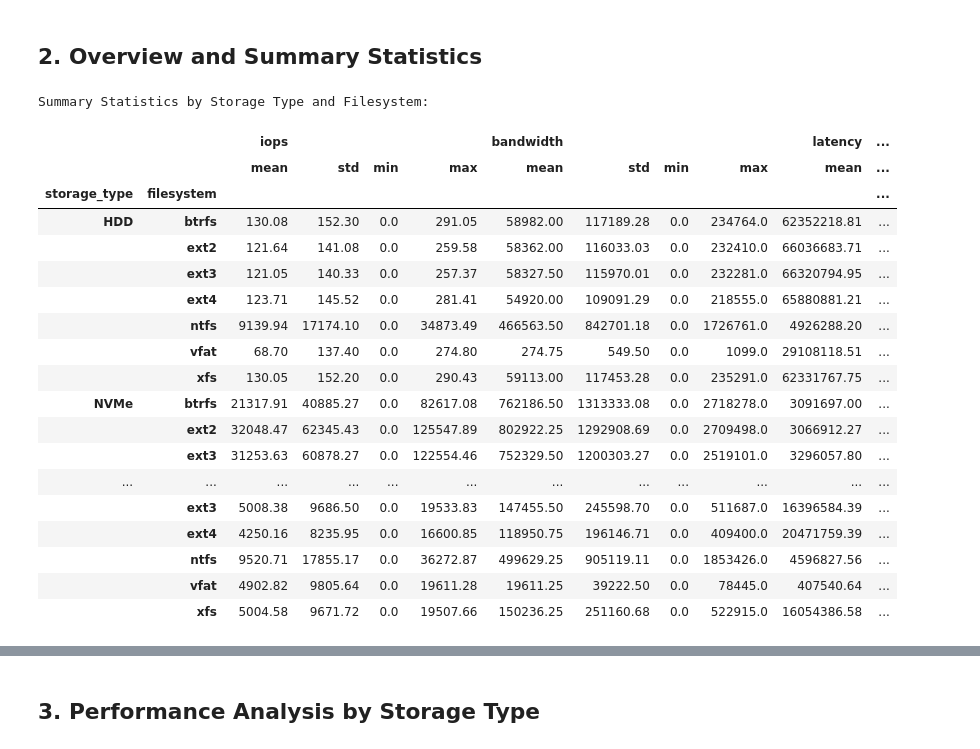
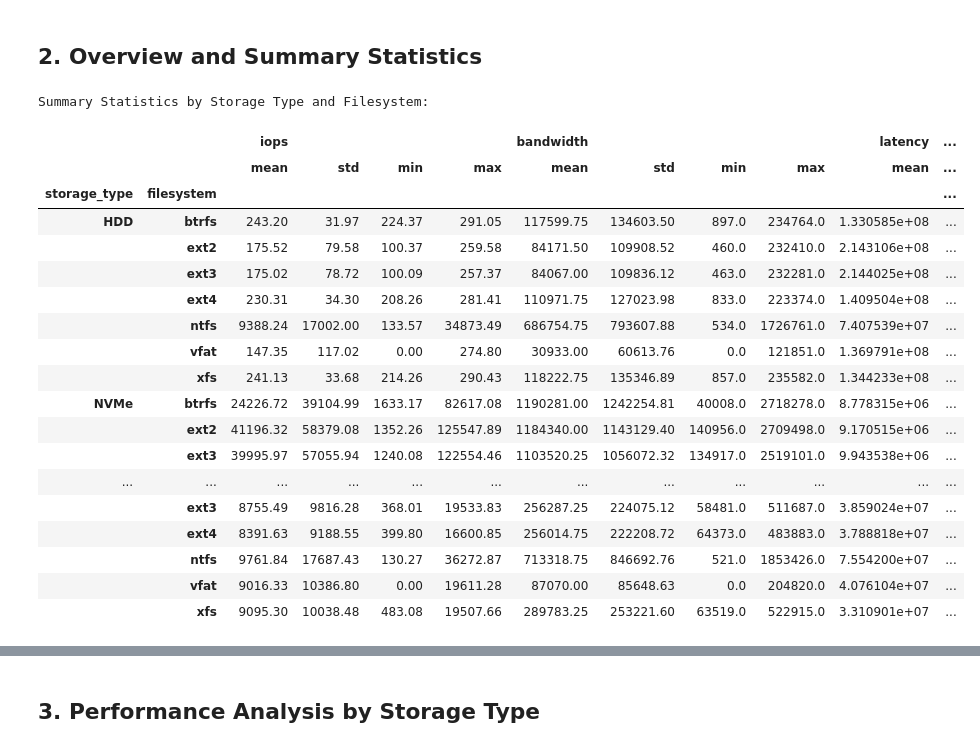
Before and after one commit to shahabafshar/LucidBench, a Jupyter notebook: analysis/benchmark_analysis.ipynb, the cells around one changed output, grey strips where cells are left out. Cells and saved outputs as stored; diff of their text form; code cells hidden in the pictures.

```diff
--- a/analysis/benchmark_analysis.ipynb
+++ b/analysis/benchmark_analysis.ipynb
@@ -95,48 +95,52 @@ Loaded data from run_20250427_234135
 # %%
 def extract_performance_metrics(row):
     """Extract key performance metrics from test data."""
     test_data = row['test_data']
     job = test_data['jobs'][0]
+    test_type = row['test_type']
+
+    # Determine if this is a read or write test
+    is_read_test = 'read' in test_type
 
     metrics = {
-        'iops': job['read']['iops'] if 'read' in job else job['write']['iops'],
-        'bandwidth': job['read']['bw'] if 'read' in job else job['write']['bw'],
-        'latency': job['read']['lat_ns']['mean'] if 'read' in job else job['write']['lat_ns']['mean'],
+        'iops': job['read']['iops'] if is_read_test else job['write']['iops'],
+        'bandwidth': job['read']['bw'] if is_read_test else job['write']['bw'],
+        'latency': job['read']['lat_ns']['mean'] if is_read_test else job['write']['lat_ns']['mean'],
         'runtime': job.get('runtime', None)
     }
 
     return pd.Series(metrics)
 
 # Extract performance metrics
 performance_df = df.apply(extract_performance_metrics, axis=1)
 df = pd.concat([df, performance_df], axis=1)
 
 # Display summary statistics
 print("\nSummary Statistics by Storage Type and Filesystem:")
 summary = df.groupby(['storage_type', 'filesystem']).agg({
     'iops': ['mean', 'std', 'min', 'max'],
     'bandwidth': ['mean', 'std', 'min', 'max'],
     'latency': ['mean', 'std', 'min', 'max']
 }).round(2)
 display(summary)
 # %% [output]
 Summary Statistics by Storage Type and Filesystem:
 |  |  | iops |  |  |  | bandwidth |  |  |  | latency | ... |
 |  |  | mean | std | min | max | mean | std | min | max | mean | ... |
 | storage_type | filesystem |  |  |  |  |  |  |  |  |  | ... |
-| HDD | btrfs | 130.08 | 152.30 | 0.0 | 291.05 | 58982.00 | 117189.28 | 0.0 | 234764.0 | 62352218.81 | ... |
-|  | ext2 | 121.64 | 141.08 | 0.0 | 259.58 | 58362.00 | 116033.03 | 0.0 | 232410.0 | 66036683.71 | ... |
-|  | ext3 | 121.05 | 140.33 | 0.0 | 257.37 | 58327.50 | 115970.01 | 0.0 | 232281.0 | 66320794.95 | ... |
-|  | ext4 | 123.71 | 145.52 | 0.0 | 281.41 | 54920.00 | 109091.29 | 0.0 | 218555.0 | 65880881.21 | ... |
-|  | ntfs | 9139.94 | 17174.10 | 0.0 | 34873.49 | 466563.50 | 842701.18 | 0.0 | 1726761.0 | 4926288.20 | ... |
-|  | vfat | 68.70 | 137.40 | 0.0 | 274.80 | 274.75 | 549.50 | 0.0 | 1099.0 | 29108118.51 | ... |
-|  | xfs | 130.05 | 152.20 | 0.0 | 290.43 | 59113.00 | 117453.28 | 0.0 | 235291.0 | 62331767.75 | ... |
-| NVMe | btrfs | 21317.91 | 40885.27 | 0.0 | 82617.08 | 762186.50 | 1313333.08 | 0.0 | 2718278.0 | 3091697.00 | ... |
-|  | ext2 | 32048.47 | 62345.43 | 0.0 | 125547.89 | 802922.25 | 1292908.69 | 0.0 | 2709498.0 | 3066912.27 | ... |
-|  | ext3 | 31253.63 | 60878.27 | 0.0 | 122554.46 | 752329.50 | 1200303.27 | 0.0 | 2519101.0 | 3296057.80 | ... |
+| HDD | btrfs | 243.20 | 31.97 | 224.37 | 291.05 | 117599.75 | 134603.50 | 897.0 | 234764.0 | 1.330585e+08 | ... |
+|  | ext2 | 175.52 | 79.58 | 100.37 | 259.58 | 84171.50 | 109908.52 | 460.0 | 232410.0 | 2.143106e+08 | ... |
+|  | ext3 | 175.02 | 78.72 | 100.09 | 257.37 | 84067.00 | 109836.12 | 463.0 | 232281.0 | 2.144025e+08 | ... |
+|  | ext4 | 230.31 | 34.30 | 208.26 | 281.41 | 110971.75 | 127023.98 | 833.0 | 223374.0 | 1.409504e+08 | ... |
+|  | ntfs | 9388.24 | 17002.00 | 133.57 | 34873.49 | 686754.75 | 793607.88 | 534.0 | 1726761.0 | 7.407539e+07 | ... |
+|  | vfat | 147.35 | 117.02 | 0.00 | 274.80 | 30933.00 | 60613.76 | 0.0 | 121851.0 | 1.369791e+08 | ... |
+|  | xfs | 241.13 | 33.68 | 214.26 | 290.43 | 118222.75 | 135346.89 | 857.0 | 235582.0 | 1.344233e+08 | ... |
+| NVMe | btrfs | 24226.72 | 39104.99 | 1633.17 | 82617.08 | 1190281.00 | 1242254.81 | 40008.0 | 2718278.0 | 8.778315e+06 | ... |
+|  | ext2 | 41196.32 | 58379.08 | 1352.26 | 125547.89 | 1184340.00 | 1143129.40 | 140956.0 | 2709498.0 | 9.170515e+06 | ... |
+|  | ext3 | 39995.97 | 57055.94 | 1240.08 | 122554.46 | 1103520.25 | 1056072.32 | 134917.0 | 2519101.0 | 9.943538e+06 | ... |
 | ... | ... | ... | ... | ... | ... | ... | ... | ... | ... | ... | ... |
-|  | ext3 | 5008.38 | 9686.50 | 0.0 | 19533.83 | 147455.50 | 245598.70 | 0.0 | 511687.0 | 16396584.39 | ... |
-|  | ext4 | 4250.16 | 8235.95 | 0.0 | 16600.85 | 118950.75 | 196146.71 | 0.0 | 409400.0 | 20471759.39 | ... |
-|  | ntfs | 9520.71 | 17855.17 | 0.0 | 36272.87 | 499629.25 | 905119.11 | 0.0 | 1853426.0 | 4596827.56 | ... |
-|  | vfat | 4902.82 | 9805.64 | 0.0 | 19611.28 | 19611.25 | 39222.50 | 0.0 | 78445.0 | 407540.64 | ... |
-|  | xfs | 5004.58 | 9671.72 | 0.0 | 19507.66 | 150236.25 | 251160.68 | 0.0 | 522915.0 | 16054386.58 | ... |
+|  | ext3 | 8755.49 | 9816.28 | 368.01 | 19533.83 | 256287.25 | 224075.12 | 58481.0 | 511687.0 | 3.859024e+07 | ... |
+|  | ext4 | 8391.63 | 9188.55 | 399.80 | 16600.85 | 256014.75 | 222208.72 | 64373.0 | 483883.0 | 3.788818e+07 | ... |
+|  | ntfs | 9761.84 | 17687.43 | 130.27 | 36272.87 | 713318.75 | 846692.76 | 521.0 | 1853426.0 | 7.554200e+07 | ... |
+|  | vfat | 9016.33 | 10386.80 | 0.00 | 19611.28 | 87070.00 | 85648.63 | 0.0 | 204820.0 | 4.076104e+07 | ... |
+|  | xfs | 9095.30 | 10038.48 | 483.08 | 19507.66 | 289783.25 | 253221.60 | 63519.0 | 522915.0 | 3.310901e+07 | ... |
```
Also changed, not shown: parts of 1 cell of this notebook.
